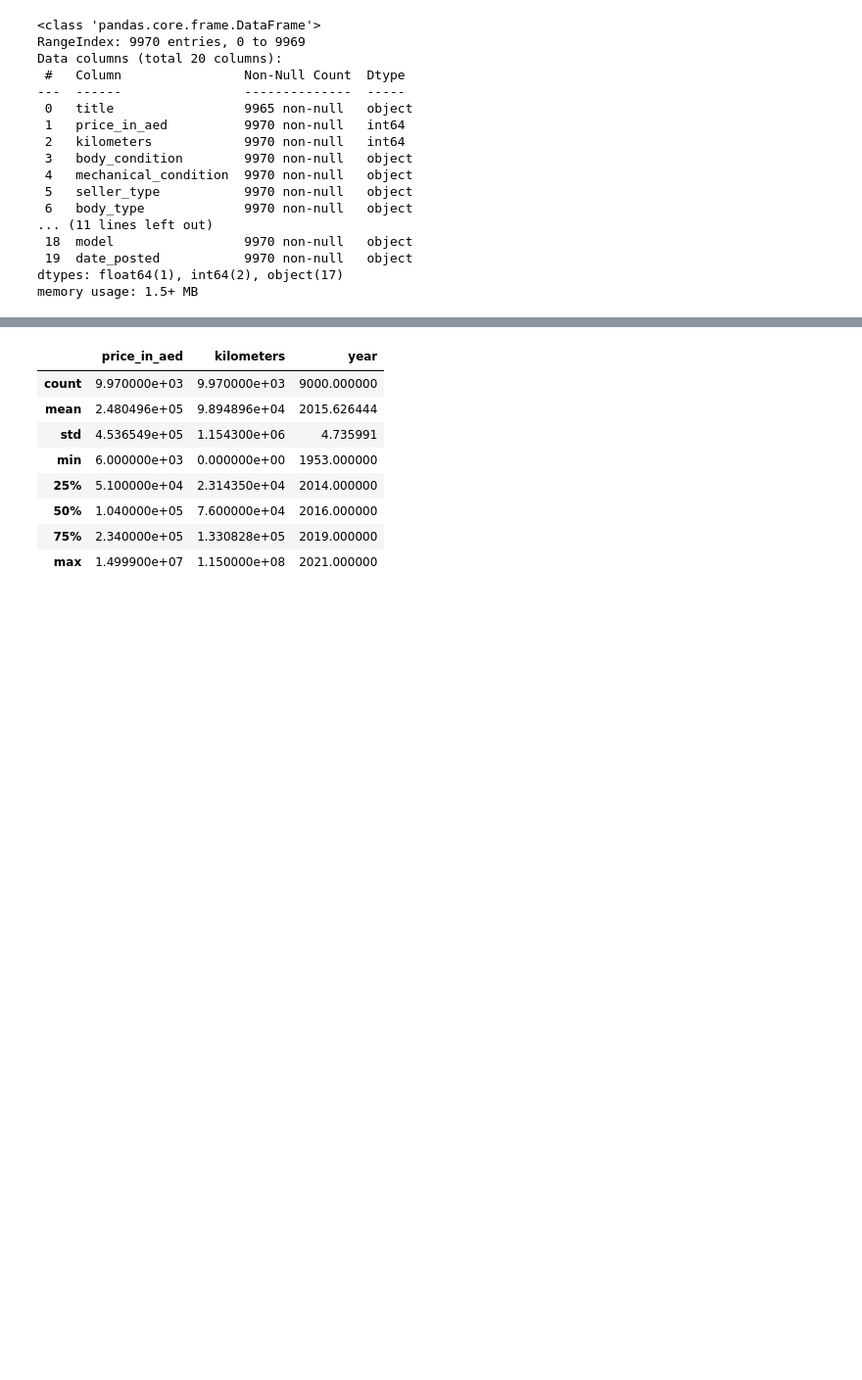
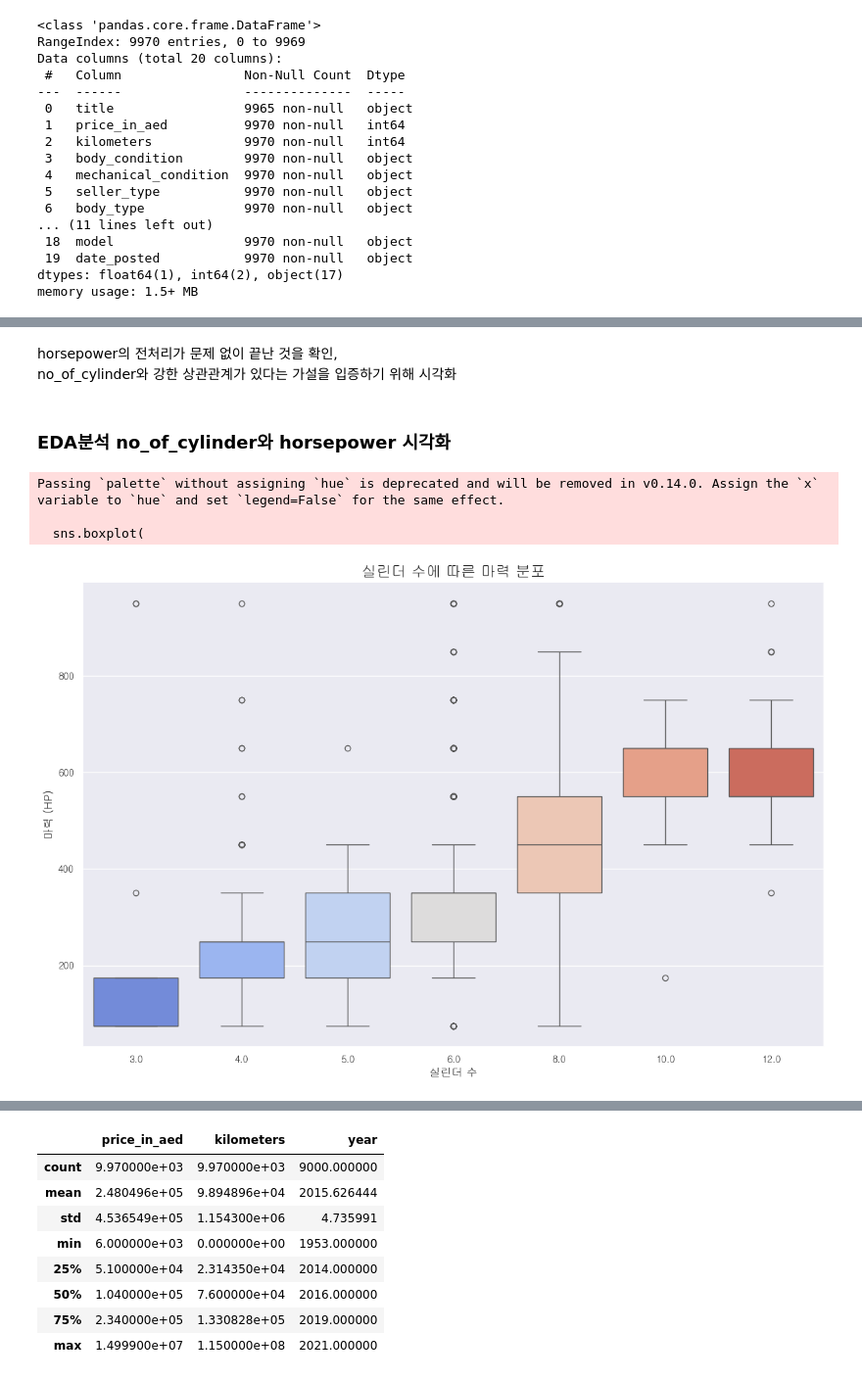
Before and after one commit to sjun4040/used-car-price-prediction, a Jupyter notebook: used-car-price-predict.ipynb, the cells around one changed output, grey strips where cells are left out. Shown at 98% size. Drawn from its saved outputs; the diff is of its cells as text; code cells hidden in the pictures; blank space fills up the shorter version.

```diff
--- a/used-car-price-predict.ipynb
+++ b/used-car-price-predict.ipynb
@@ -70,0 +371,2 @@ memory usage: 1.5+ MB
+# %%
+df['horsepower_numeric'] = df['horsepower'].apply(parse_horsepower_to_numeric_final)
@@ -70,0 +420,33 @@ memory usage: 1.5+ MB
+# %% [markdown]
+horsepower의 전처리가 문제 없이 끝난 것을 확인, <br>
+no_of_cylinder와 강한 상관관계가 있다는 가설을 입증하기 위해 시각화
+# %% [markdown]
+### EDA분석 no_of_cylinder와 horsepower 시각화
+# %%
+# 실린더 컬럼 numeric 자동 변환
+if 'no_of_cylinders_numeric' not in df.columns:
+    df['no_of_cylinders_numeric'] = pd.to_numeric(df['no_of_cylinders'], errors='coerce')
+
+# NaN 값 제외 후 클린 데이터 추출
+df_cleaned_cyl_hp = df.dropna(subset=['no_of_cylinders_numeric', 'horsepower_numeric'])
+
+plt.figure(figsize=(12, 8))
+sns.boxplot(
+    data=df_cleaned_cyl_hp,
+    x='no_of_cylinders_numeric',
+    y='horsepower_numeric',
+    palette='coolwarm'
+)
+plt.title('실린더 수에 따른 마력 분포', fontsize=16, fontweight='bold')
+plt.xlabel('실린더 수', fontsize=12)
+plt.ylabel('마력 (HP)', fontsize=12)
+plt.xticks(fontsize=10)
+plt.yticks(fontsize=10)
+plt.tight_layout()
+plt.savefig('cylinders_vs_horsepower.png')
+plt.show()
+# %% [output]
+Passing `palette` without assigning `hue` is deprecated and will be removed in v0.14.0. Assign the `x` variable to `hue` and set `legend=False` for the same effect.
+
+  sns.boxplot(
+[figure, added]
```
Also changed, not shown: parts of 85 cells of this notebook.
